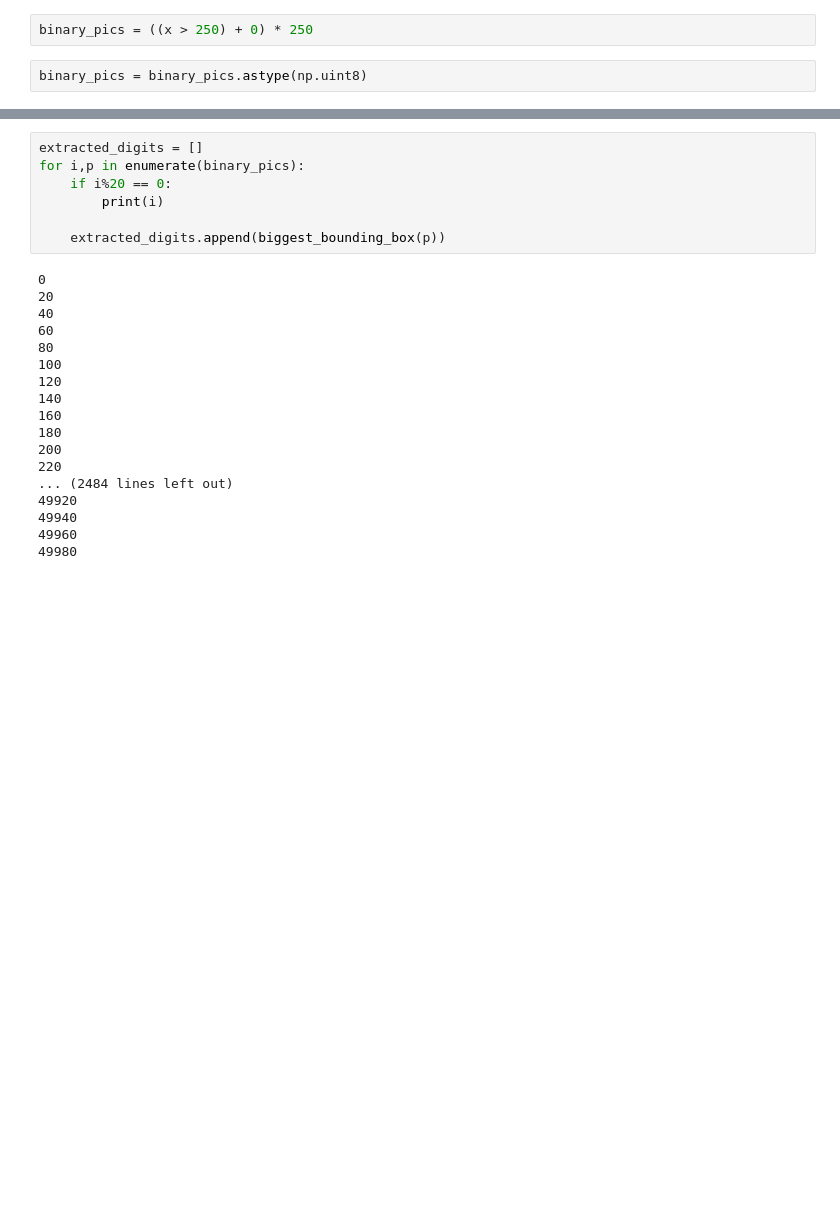
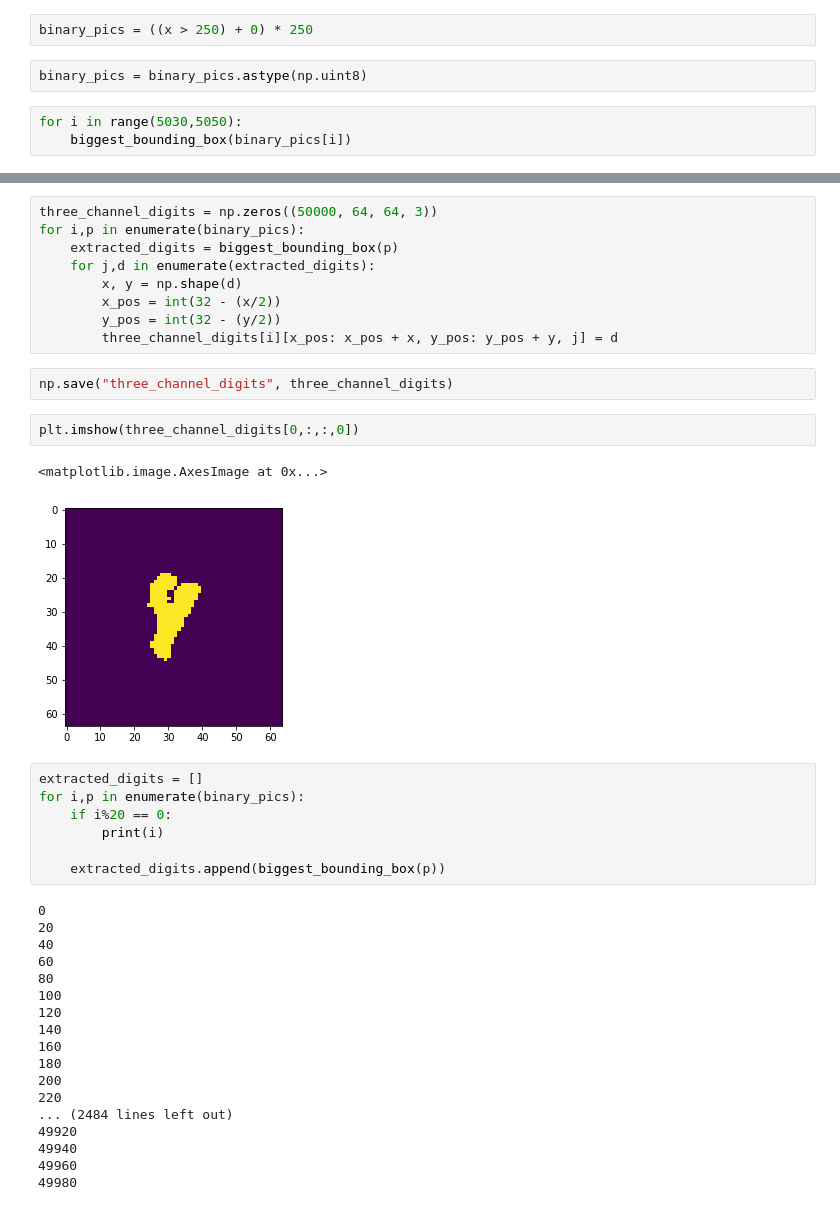
Before and after one commit to jackluo/overlay-mnist, a Jupyter notebook: src/preprocess-bounding-box.ipynb, the cells around one changed output, grey strips where cells are left out. Cells and saved outputs as stored; diff of their text form; blank space fills up the shorter version.

```diff
--- a/src/preprocess-bounding-box.ipynb
+++ b/src/preprocess-bounding-box.ipynb
@@ -9,6 +9,9 @@ y = np.loadtxt("train_y.csv", delimiter=",")
 binary_pics = ((x > 250) + 0) * 250
 # %%
 binary_pics = binary_pics.astype(np.uint8)
+# %%
+for i in range(5030,5050):
+    biggest_bounding_box(binary_pics[i])
 # %%
 def biggest_bounding_box(img, isSquare=True):
     ret,thresh = cv2.threshold(img,127,255,0)
@@ -47,3 +56,19 @@ def biggest_bounding_box(img, isSquare=True):
+# %%
+three_channel_digits = np.zeros((50000, 64, 64, 3))
+for i,p in enumerate(binary_pics):
+    extracted_digits = biggest_bounding_box(p)
+    for j,d in enumerate(extracted_digits):
+        x, y = np.shape(d)
+        x_pos = int(32 - (x/2))
+        y_pos = int(32 - (y/2))
+        three_channel_digits[i][x_pos: x_pos + x, y_pos: y_pos + y, j] = d
+# %%
+np.save("three_channel_digits", three_channel_digits)
+# %%
+plt.imshow(three_channel_digits[0,:,:,0])
+# %% [output]
+<matplotlib.image.AxesImage at 0x...>
+[figure, added]
 # %%
 extracted_digits = []
 for i,p in enumerate(binary_pics):
```
Also changed, not shown: parts of 3 cells of this notebook, 1 other file.
